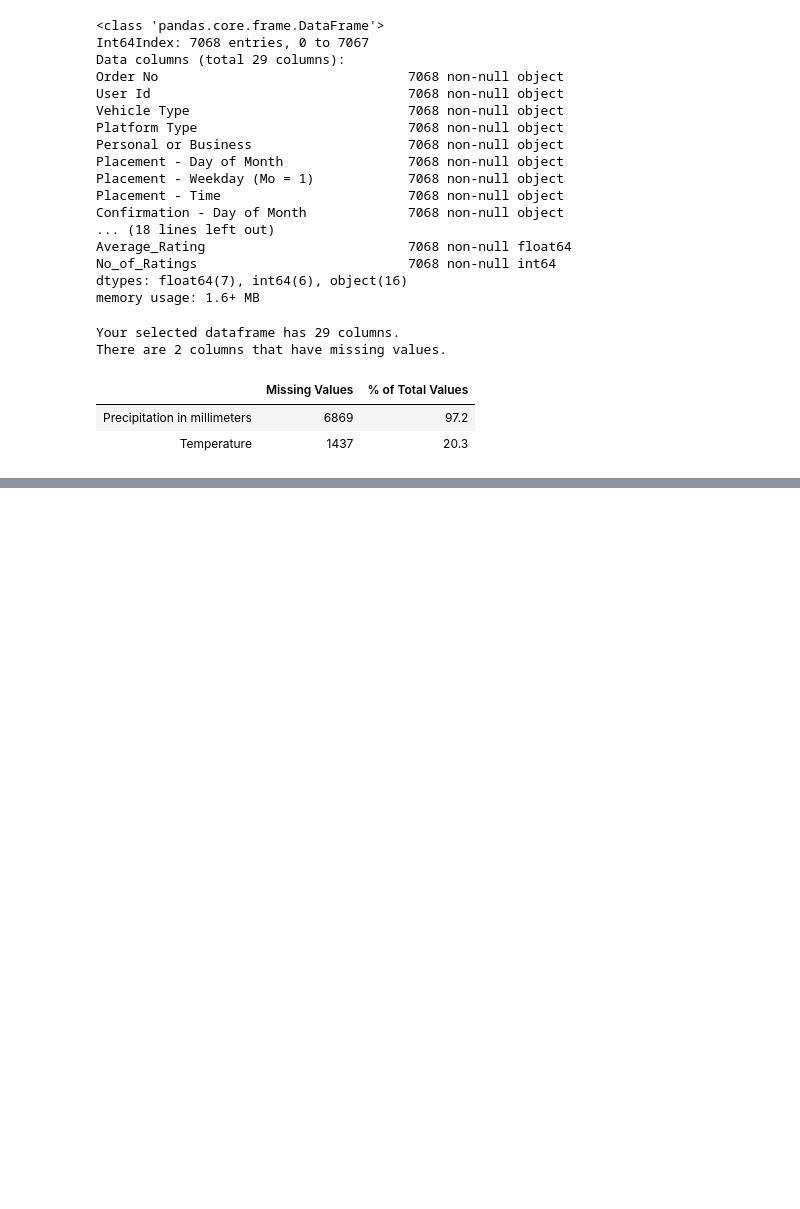
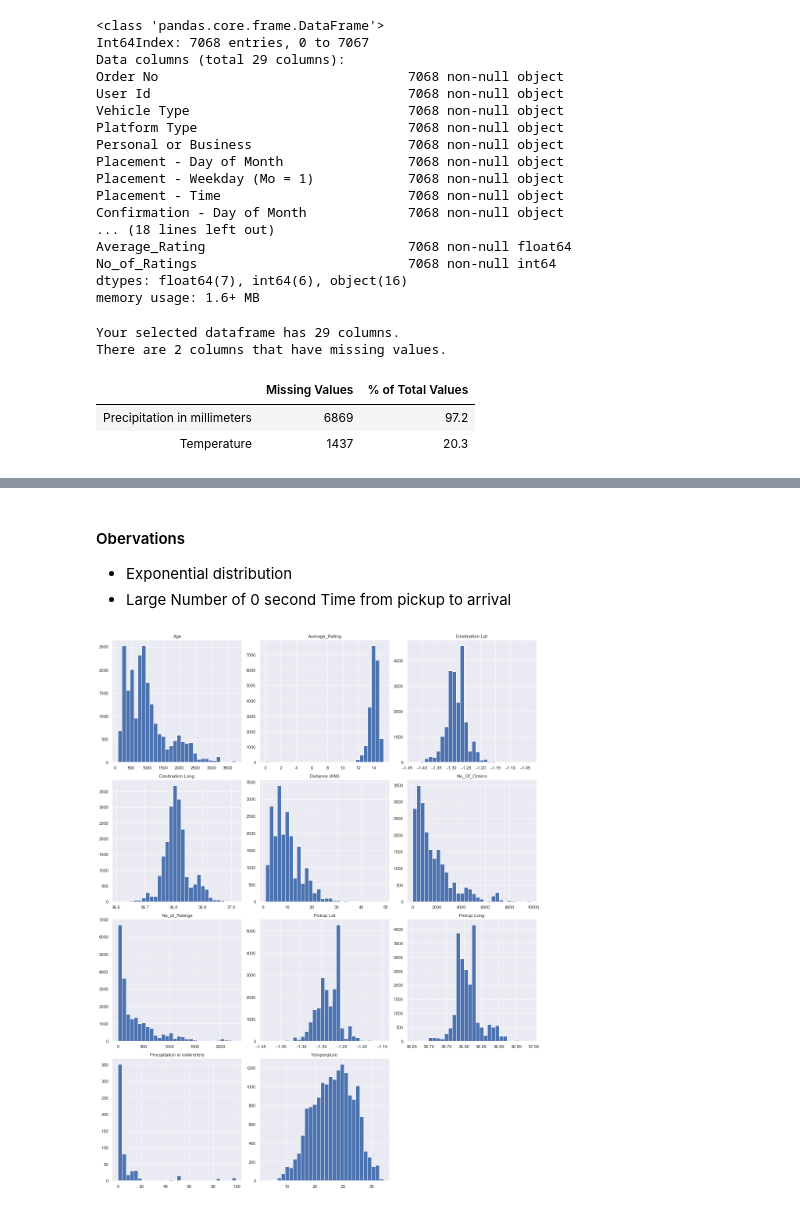
Before and after one commit to BileOara/REGRESSION, a Jupyter notebook: REGRESSION.ipynb, the cells around one changed output, grey strips where cells are left out. Drawn from its saved outputs; the diff is of its cells as text; code cells hidden in the pictures; blank space fills up the shorter version.

```diff
--- a/REGRESSION.ipynb
+++ b/REGRESSION.ipynb
@@ -319,0 +372,12 @@ There are 2 columns that have missing values.
+# %% [markdown]
+#### Obervations
+* Exponential distribution
+* Large Number of 0 second Time from pickup to arrival
+# %%
+# Assess numercal predictor variables
+merged_train_rider_dtype.drop(['Time from Pickup to Arrival'], axis=1).hist(
+    figsize=(16, 20),bins=30)
+plt.tight_layout()
+plt.show()
+# %% [output]
+[figure, added]
```
Also changed, not shown: parts of 56 cells of this notebook.
